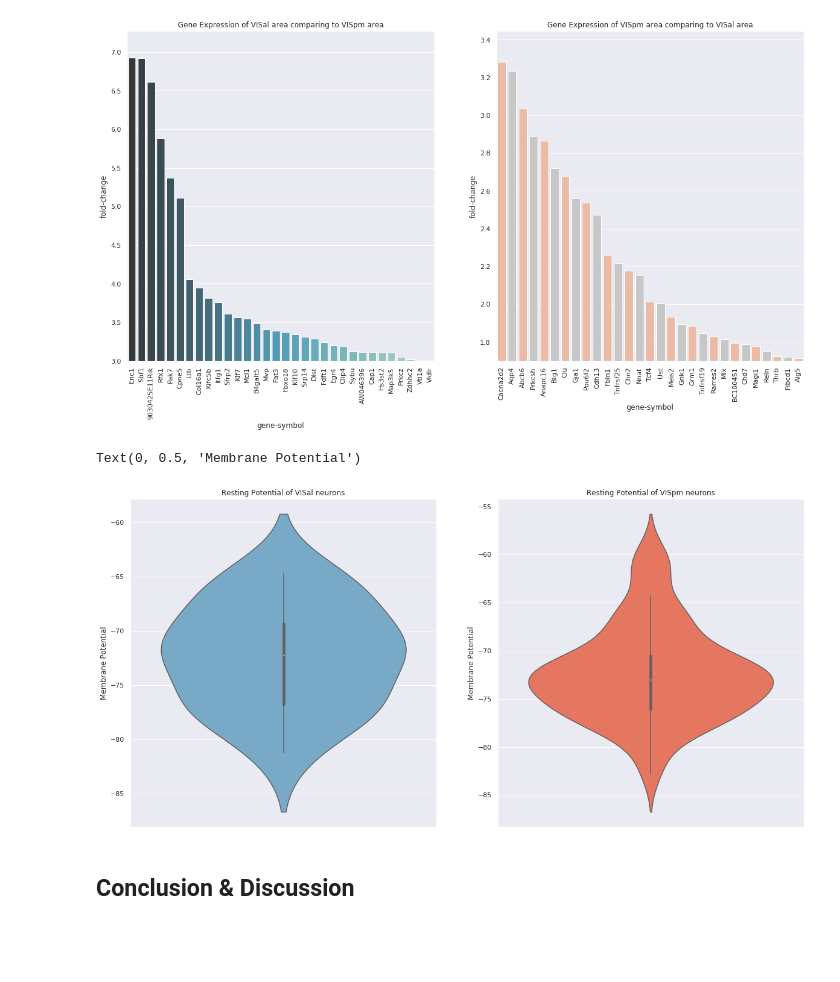
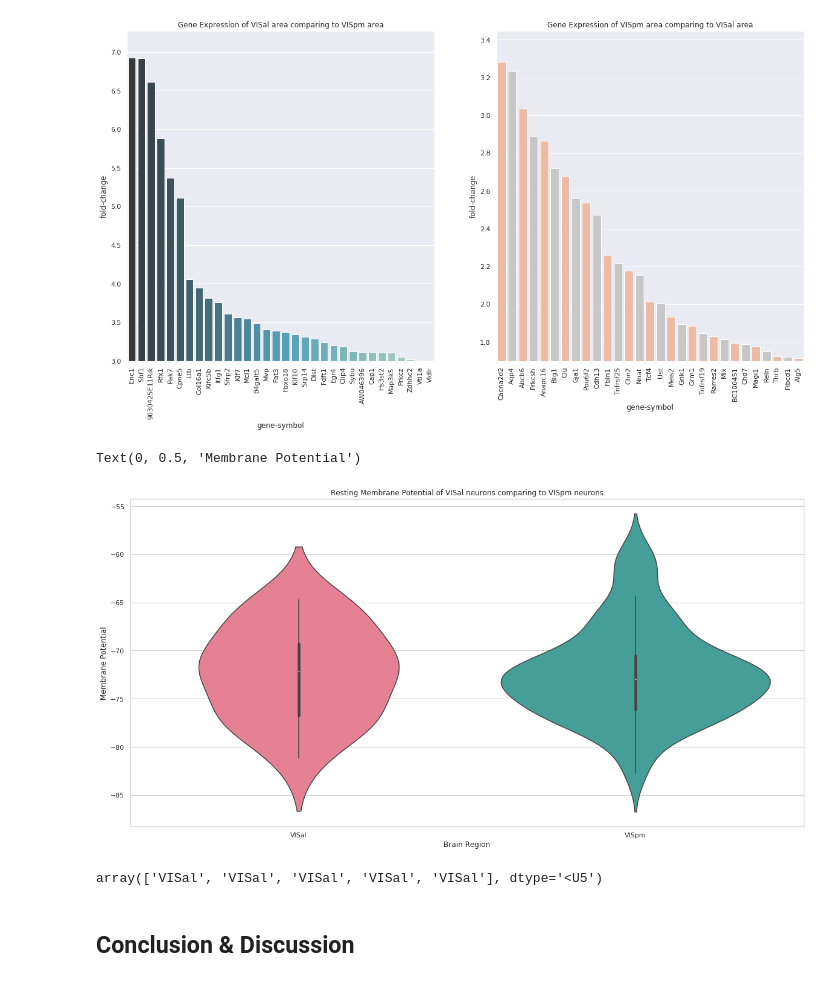
Before and after one commit to tthd0214/CellTypeProject, a Jupyter notebook: CellTypesProject_group8.ipynb, the cells around one changed output. Saved outputs shown, nothing was run; the diff lists cells and outputs as text; code cells hidden in the pictures; blank space fills up the shorter version.

Commit message:
More new graphs

```diff
--- a/CellTypesProject_group8.ipynb
+++ b/CellTypesProject_group8.ipynb
@@ -29,7 +29,7 @@ import xml.etree.ElementTree as ET
 import matplotlib as mpl
 import matplotlib.pyplot as plt
 import seaborn as sns
-sns.set(style="darkgrid")
+sns.set(style="whitegrid")
 
 from scipy.spatial.distance import pdist, squareform
 
@@ -121,0 +112,16 @@ vispm_ephys_vrest.columns = ['VISpm']
+# %%
+visal_ephys_data = mouse_ephys_df[mouse_ephys_df["structure_area_abbrev"] == "VISal"]
+visal_ephys_vrest = visal_ephys_data[['vrest']]
+visal_ephys_vrest.columns = ['Vrest']
+visal_column = np.repeat("VISal", visal_ephys_vrest.shape[0])
+visal_ephys_vrest['Brain Region'] = visal_column
+
+
+vispm_ephys_data = mouse_ephys_df[mouse_df["structure_area_abbrev"] == "VISpm"]
+vispm_ephys_vrest = vispm_ephys_data[['vrest']]
+vispm_ephys_vrest.columns = ['Vrest']
+vispm_column = np.repeat("VISpm", vispm_ephys_vrest.shape[0])
+vispm_ephys_vrest['Brain Region'] = vispm_column
+
+vrest = pd.concat([visal_ephys_vrest, vispm_ephys_vrest])
+vrest
@@ -313,7 +343,6 @@ py.iplot(fig, width=900, height=900)
 # %%
 # plotting the gene expression data through barplot
 fig, ax = plt.subplots(ncols = 2,figsize=(20,10))
-sns.set()
 VISal_VISpm_plot= VISal_VISpm_pd_fold[VISal_VISpm_pd_fold["fold-change"] > 3]
 VISpm_VISal_plot = VISpm_VISal_pd_fold[VISpm_VISal_pd_fold["fold-change"] > 1.7]
 
@@ -338,16 +367,18 @@ Text(0.5, 1.0, 'Gene Expression of VISpm area comparing to VISal area')
 # %%
 # Plotting electrophysiological data for the two areas with box plot/ Violin plot:
 # Resting potential
-fig, ax1 = plt.subplots(ncols = 2, figsize=(20,10))
-sns.violinplot(x = 'VISal', data = visal_ephys_vrest, ax = ax1[0], palette = 'Blues', orient = 'v')
-ax1[0].set_title('Resting Potential of VISal neurons')
-ax1[0].set_ylabel('Membrane Potential')
-sns.violinplot(x = 'VISpm', data = vispm_ephys_vrest, ax = ax1[1], palette = 'Reds', orient = 'v')
-ax1[1].set_title('Resting Potential of VISpm neurons')
-ax1[1].set_ylabel('Membrane Potential')
+fig, ax1 = plt.subplots(ncols = 1, figsize=(20,10))
+sns.violinplot(y = 'Vrest', x = 'Brain Region', data = vrest, ax = ax1, palette = 'husl', color = 'bright', orient = 'v')
+ax1.set_title('Resting Membrane Potential of VISal neurons comparing to VISpm neurons')
+ax1.set_ylabel('Membrane Potential')
 # %% [output]
 Text(0, 0.5, 'Membrane Potential')
-[figure, old version]
+[figure, new version]
+# %%
+new = np.repeat("VISal", 5)
+new
+# %% [output]
+array(['VISal', 'VISal', 'VISal', 'VISal', 'VISal'], dtype='<U5')
 # %% [markdown]
 ## Conclusion & Discussion
 # %% [markdown]
```
Also changed, not shown: parts of 4 cells of this notebook.
